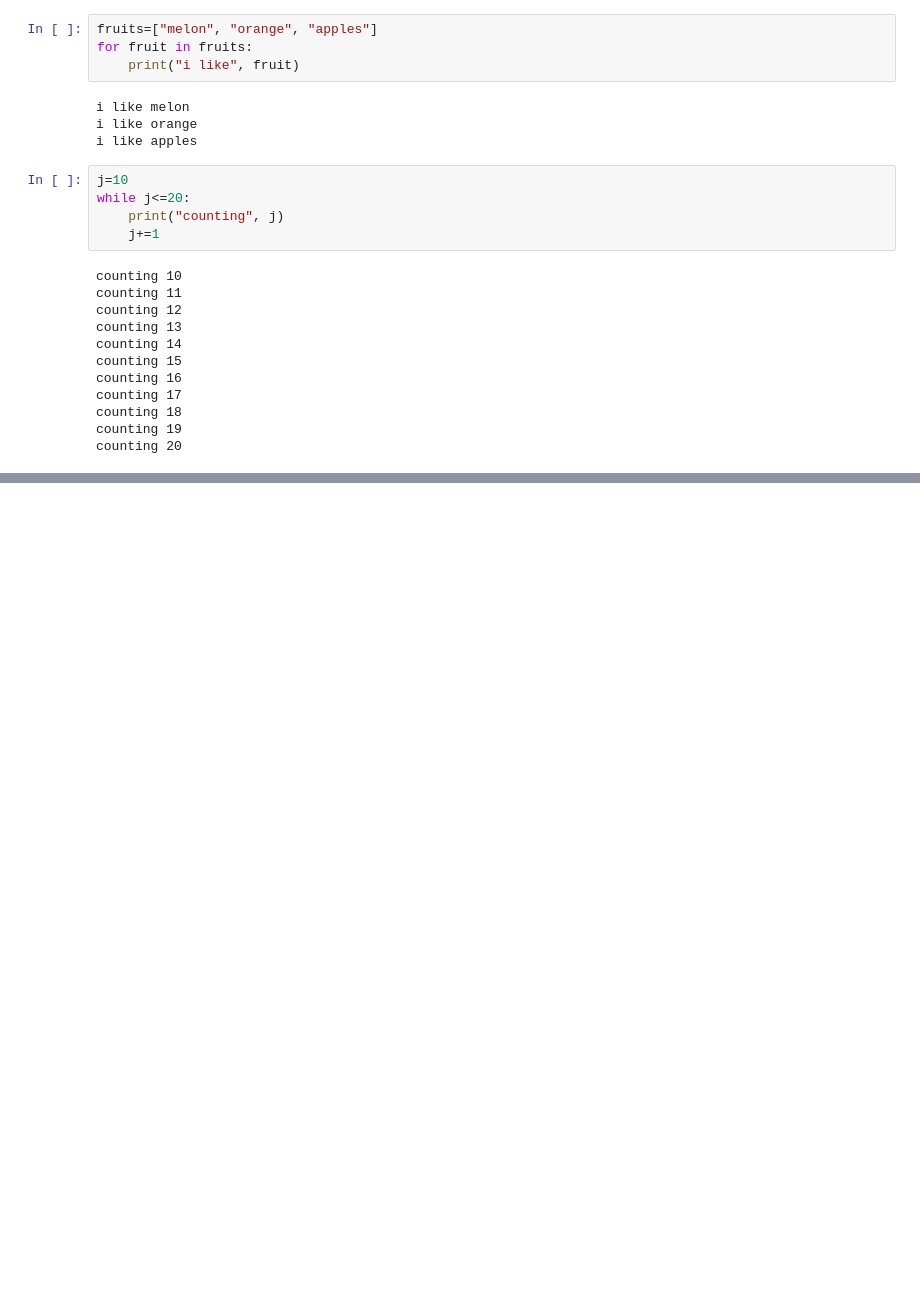
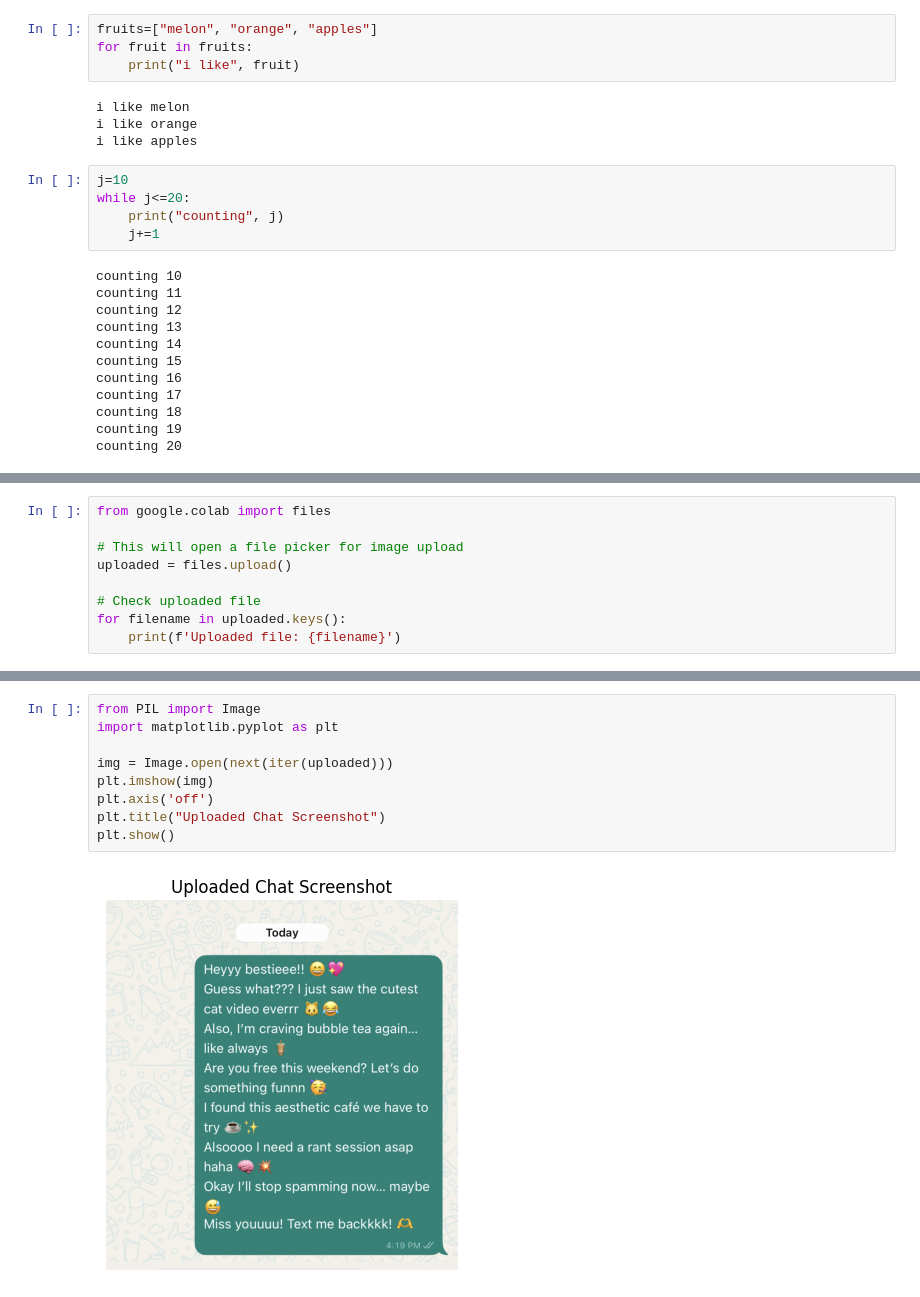
Before and after one commit to Hadiarafay123/Hadiarafay123, a Jupyter notebook: practise.ipynb, the cells around one changed output, grey strips where cells are left out. Drawn from its saved outputs; the diff is of its cells as text; blank space fills up the shorter version.

```diff
--- a/practise.ipynb
+++ b/practise.ipynb
@@ -86,0 +588,9 @@ counting 20
+# %%
+from google.colab import files
+
+# This will open a file picker for image upload
+uploaded = files.upload()
+
+# Check uploaded file
+for filename in uploaded.keys():
+    print(f'Uploaded file: {filename}')
@@ -86,0 +601,11 @@ counting 20
+# %%
+from PIL import Image
+import matplotlib.pyplot as plt
+
+img = Image.open(next(iter(uploaded)))
+plt.imshow(img)
+plt.axis('off')
+plt.title("Uploaded Chat Screenshot")
+plt.show()
+# %% [output]
+[figure, added]
```
Also changed, not shown: parts of 23 cells of this notebook.
